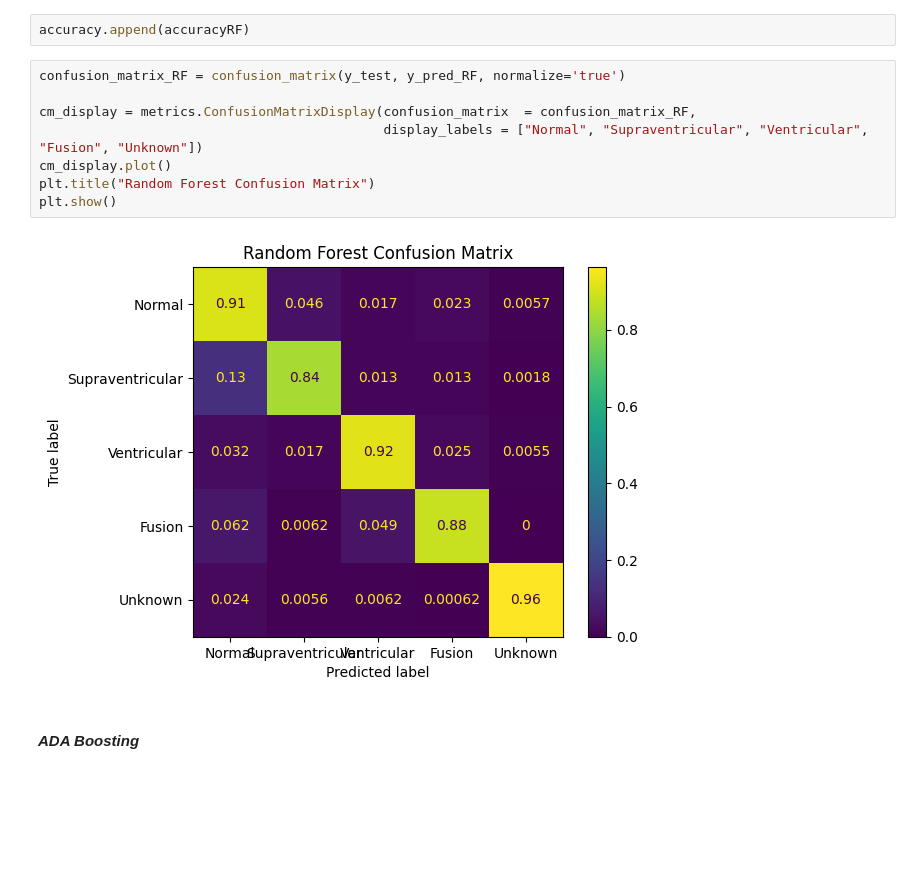
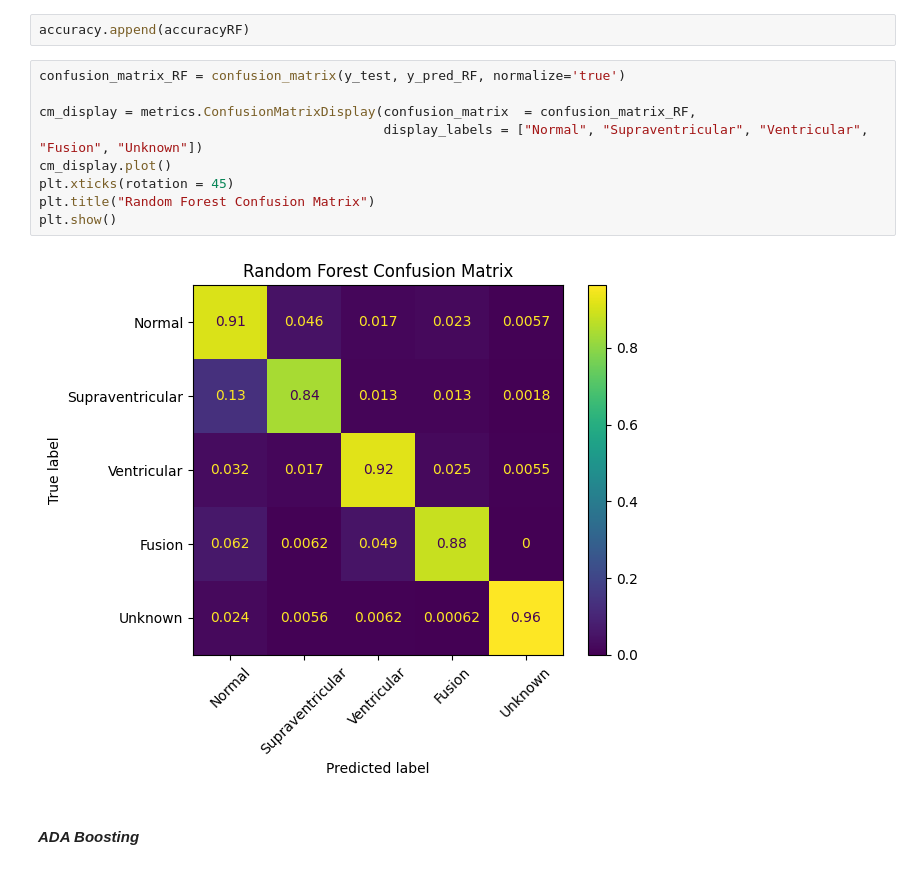
Before and after one commit to Dhawal-Modi/DSC_2024_Space_Jam, a Jupyter notebook: Task2.ipynb, the cells around one changed output. Cells and saved outputs as stored; diff of their text form; blank space fills up the shorter version.

```diff
--- a/Task2.ipynb
+++ b/Task2.ipynb
@@ -289,13 +319,14 @@ accuracy.append(accuracyRF)
 # %%
 confusion_matrix_RF = confusion_matrix(y_test, y_pred_RF, normalize='true')
 
 cm_display = metrics.ConfusionMatrixDisplay(confusion_matrix  = confusion_matrix_RF,
                                             display_labels = ["Normal", "Supraventricular", "Ventricular", "Fusion", "Unknown"])
 cm_display.plot()
+plt.xticks(rotation = 45)
 plt.title("Random Forest Confusion Matrix")
 plt.show()
 # %% [output]
-[figure, old version]
+[figure, new version]
 # %% [markdown]
 #### *ADA Boosting*
 # %%
```
Also changed, not shown: parts of 9 cells of this notebook.
